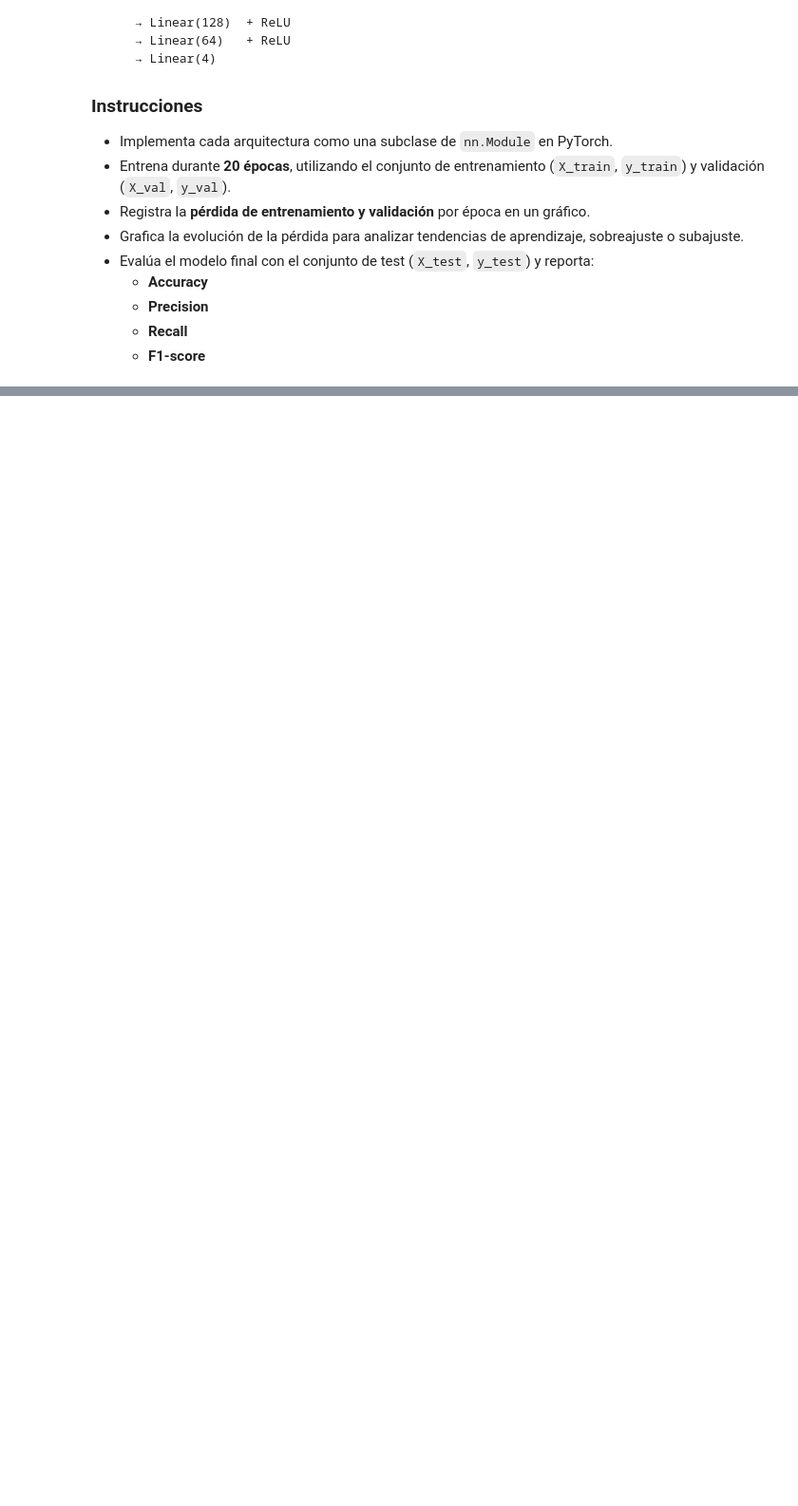
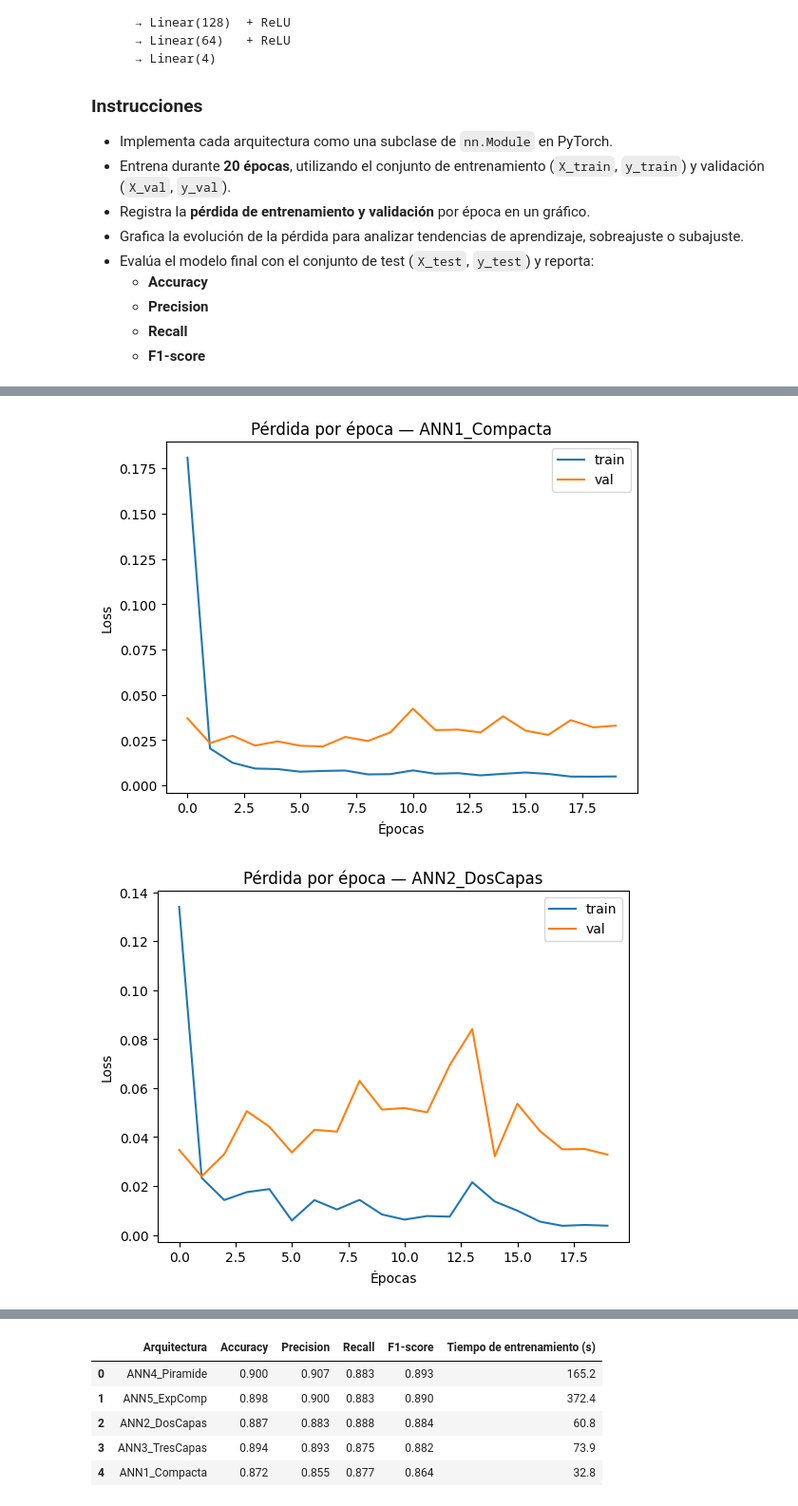
Before and after one commit to Trigunz11/CLase-IA, a Jupyter notebook: PROYECTO FINAL/Proyecto_Final.ipynb, the cells around one changed output, grey strips where cells are left out. Shown at 95% size. Saved outputs shown, nothing was run; the diff lists cells and outputs as text; code cells hidden in the pictures; blank space fills up the shorter version.

```diff
--- a/PROYECTO FINAL/Proyecto_Final.ipynb
+++ b/PROYECTO FINAL/Proyecto_Final.ipynb
@@ -571,0 +784,44 @@ Entrenar y comparar el rendimiento de diferentes arquitecturas de redes neuronal
+# %%
+# === Paso 5.4 | Entrenar 5 modelos, graficar pérdidas y evaluar en TEST ===
+factories = {
+    "ANN1_Compacta": lambda: ANN1_Compacta(N_INPUT, N_CLASSES),
+    "ANN2_DosCapas": lambda: ANN2_DosCapas(N_INPUT, N_CLASSES),
+    "ANN3_TresCapas": lambda: ANN3_TresCapas(N_INPUT, N_CLASSES),
+    "ANN4_Piramide": lambda: ANN4_Piramide(N_INPUT, N_CLASSES),
+    "ANN5_ExpComp":  lambda: ANN5_ExpComp(N_INPUT, N_CLASSES),
+}
+
+histories = {}
+trained   = {}
+rows      = []
+
+for name, make in factories.items():
+    model = make()
+    t0 = time.time()
+    model, hist = train_model(model, train_loader, val_loader, epochs=20, lr=1e-3)
+    train_time = time.time() - t0
+
+    histories[name] = hist
+    trained[name]   = model
+
+    # curva de pérdida
+    plot_history(hist, f"Pérdida por época — {name}")
+
+    # evaluación FINAL en TEST
+    acc, prec, rec, f1 = eval_on(test_loader, model)
+    rows.append({
+        "Arquitectura": name,
+        "Accuracy": float(acc),
+        "Precision": float(prec),
+        "Recall": float(rec),
+        "F1-score": float(f1),
+        "Tiempo de entrenamiento (s)": round(train_time, 1),
+    })
+
+import pandas as pd
+summary = pd.DataFrame(rows).sort_values("F1-score", ascending=False).reset_index(drop=True)
+summary[["Accuracy","Precision","Recall","F1-score"]] = summary[["Accuracy","Precision","Recall","F1-score"]].round(3)
+display(summary)
+# %% [output]
+[figure, added]
+[figure, added]
@@ -572,3 +831,9 @@ Entrenar y comparar el rendimiento de diferentes arquitecturas de redes neuronal
+|  | Arquitectura | Accuracy | Precision | Recall | F1-score | Tiempo de entrenamiento (s) |
+| 0 | ANN4_Piramide | 0.900 | 0.907 | 0.883 | 0.893 | 165.2 |
+| 1 | ANN5_ExpComp | 0.898 | 0.900 | 0.883 | 0.890 | 372.4 |
+| 2 | ANN2_DosCapas | 0.887 | 0.883 | 0.888 | 0.884 | 60.8 |
+| 3 | ANN3_TresCapas | 0.894 | 0.893 | 0.875 | 0.882 | 73.9 |
+| 4 | ANN1_Compacta | 0.872 | 0.855 | 0.877 | 0.864 | 32.8 |
 # %% [markdown]
 ---
 
```
Also changed, not shown: parts of 13 cells of this notebook.
